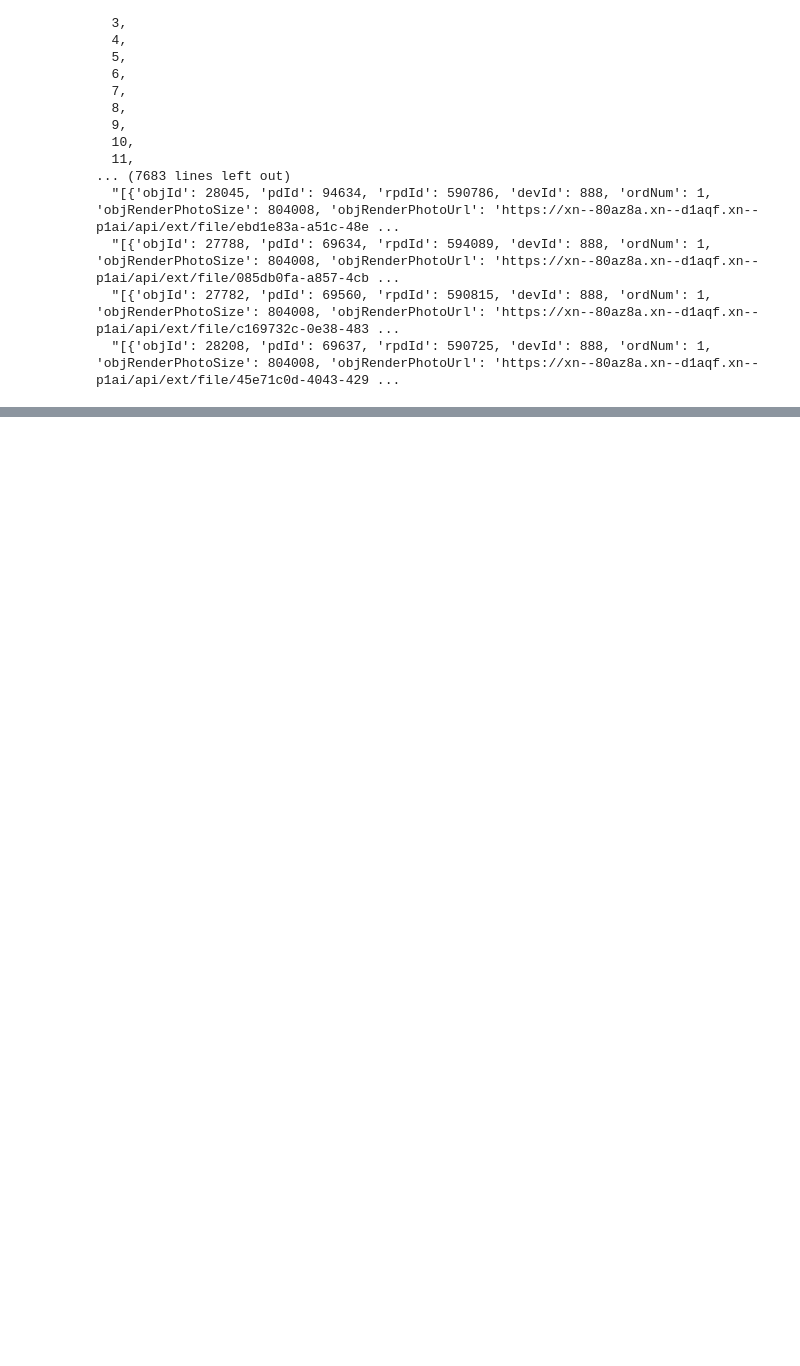
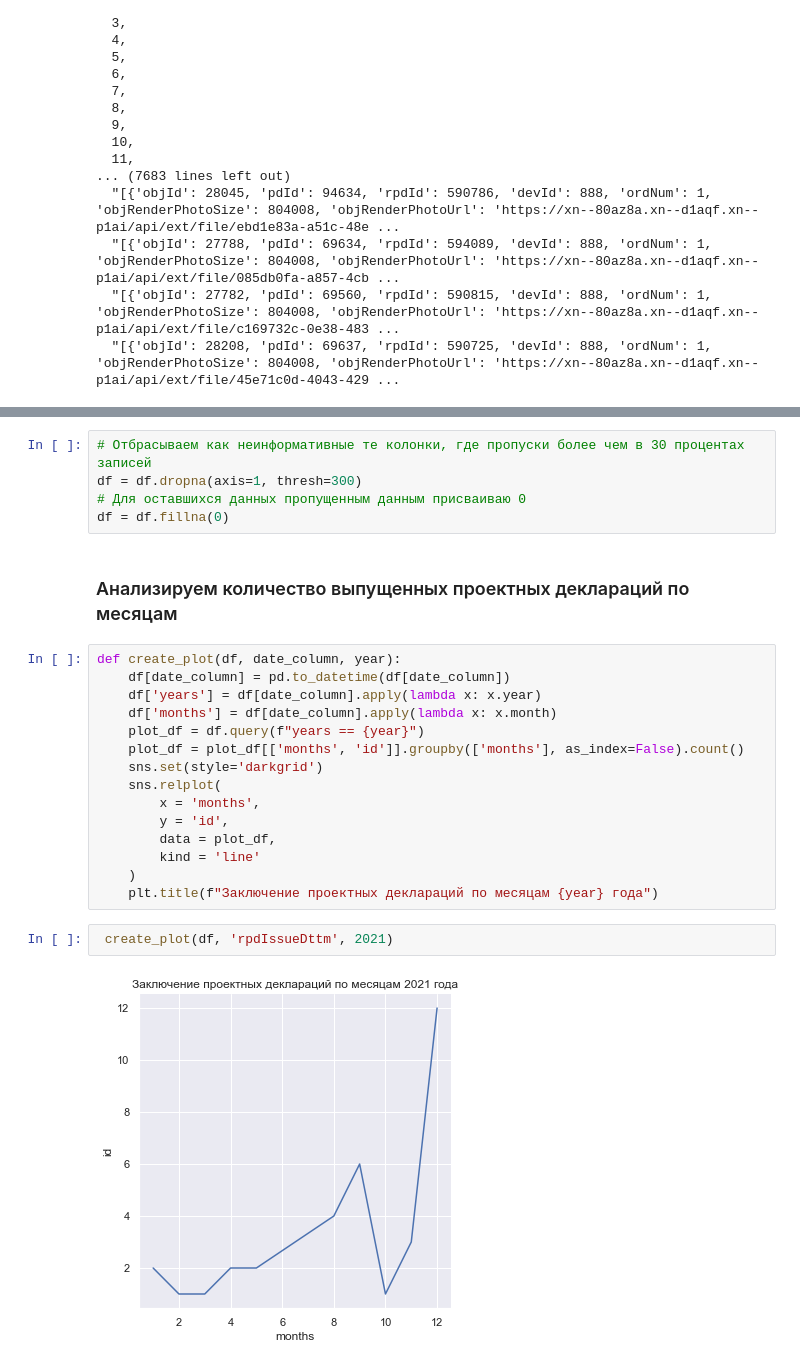
Before and after one commit to BroVadim/SBER_EDUCATION, a Jupyter notebook: HW2/plots_worker.ipynb, the cells around one changed output, grey strips where cells are left out. Drawn from its saved outputs; the diff is of its cells as text; blank space fills up the shorter version.

```diff
--- a/HW2/plots_worker.ipynb
+++ b/HW2/plots_worker.ipynb
@@ -266,0 +232,26 @@ lineplot
+# %%
+# Отбрасываем как неинформативные те колонки, где пропуски более чем в 30 процентах записей
+df = df.dropna(axis=1, thresh=300)
+# Для оставшихся данных пропущенным данным присваиваю 0
+df = df.fillna(0)
+# %% [markdown]
+### Анализируем количество выпущенных проектных деклараций по месяцам
+# %%
+def create_plot(df, date_column, year):
+    df[date_column] = pd.to_datetime(df[date_column])
+    df['years'] = df[date_column].apply(lambda x: x.year)
+    df['months'] = df[date_column].apply(lambda x: x.month)
+    plot_df = df.query(f"years == {year}")
+    plot_df = plot_df[['months', 'id']].groupby(['months'], as_index=False).count()
+    sns.set(style='darkgrid')
+    sns.relplot(
+        x = 'months',
+        y = 'id',
+        data = plot_df,
+        kind = 'line'
+    )
+    plt.title(f"Заключение проектных деклараций по месяцам {year} года")
+# %%
+ create_plot(df, 'rpdIssueDttm', 2021)
+# %% [output]
+[figure, added]
```
Also changed, not shown: parts of 32 cells of this notebook, 11 other files.
